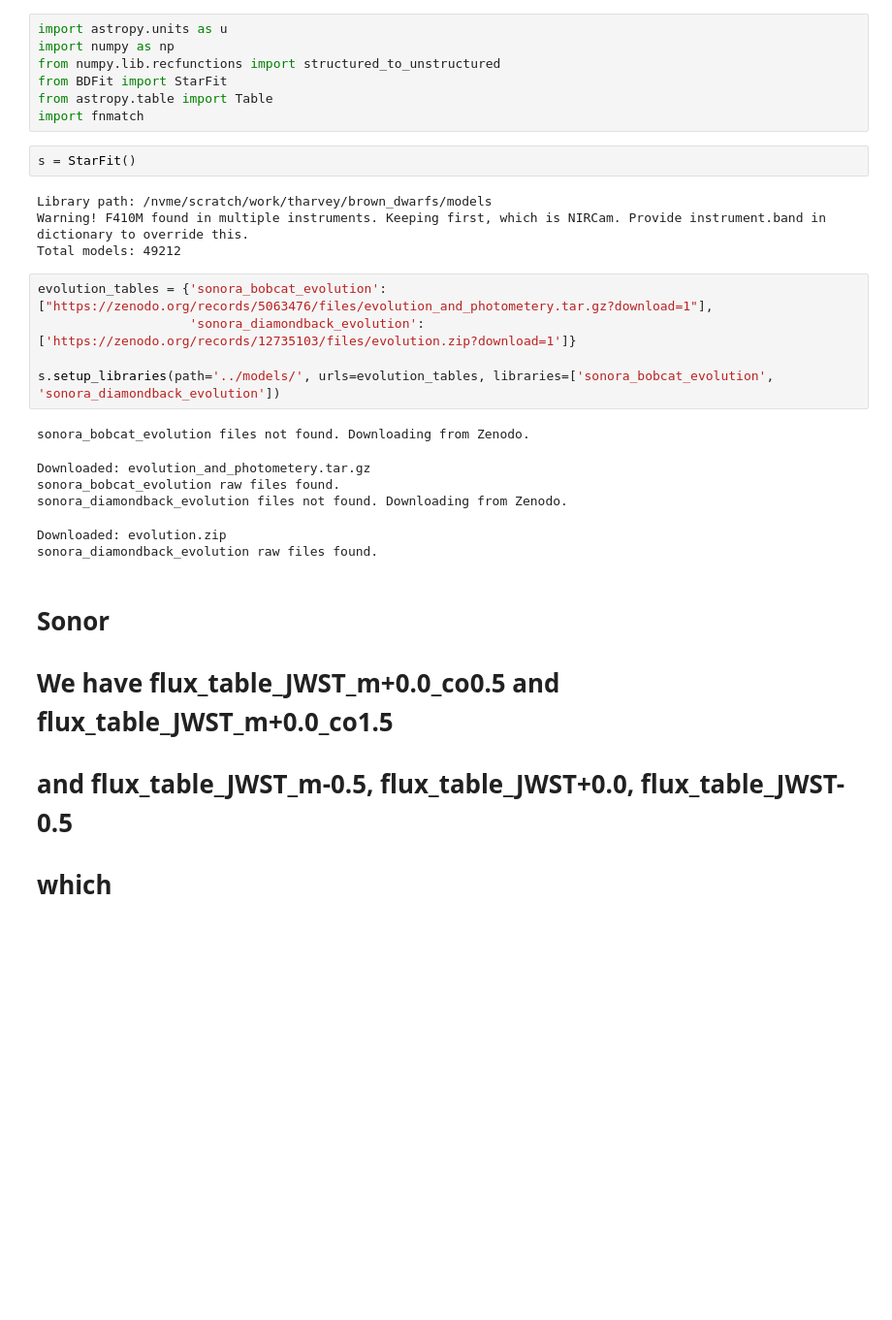
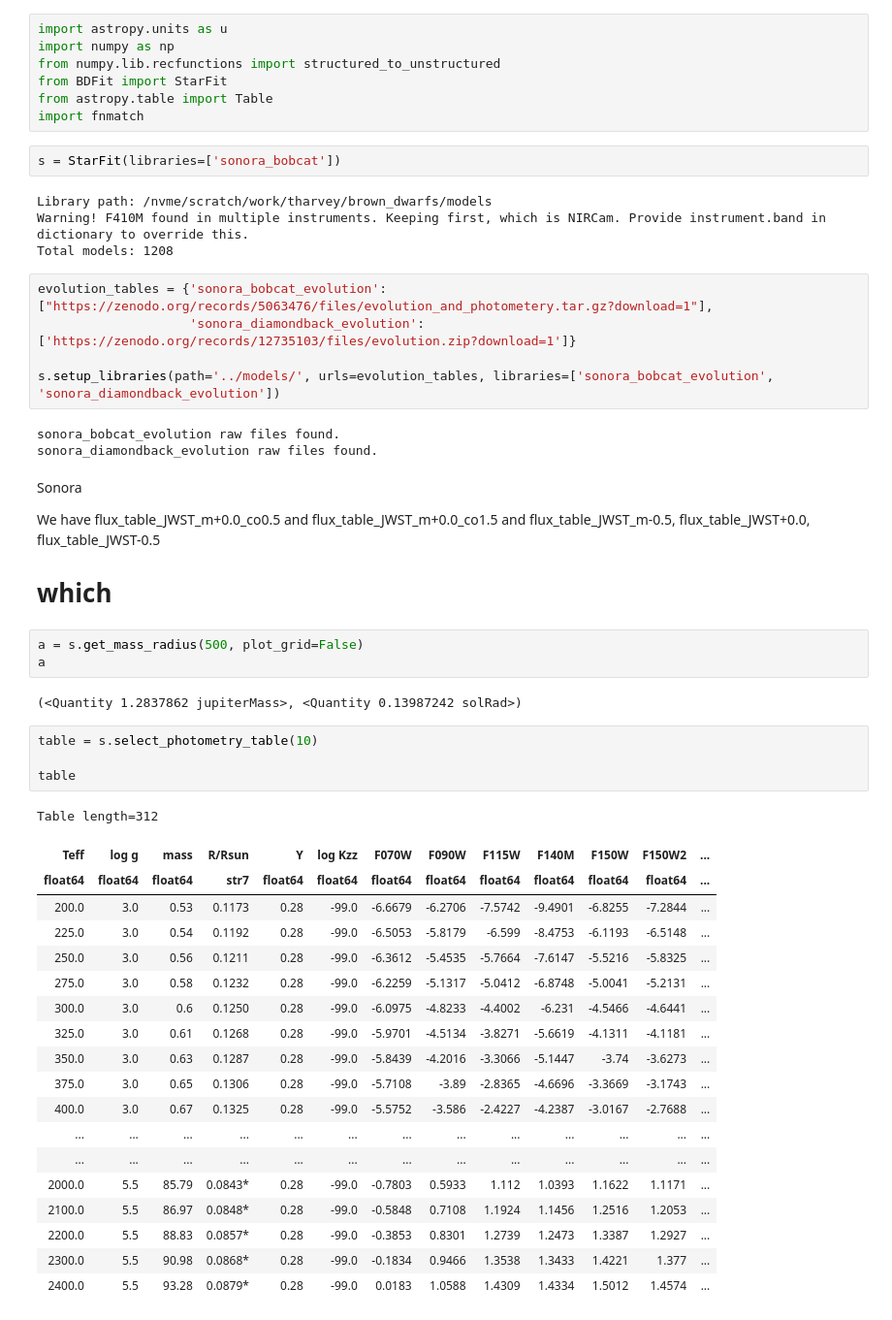
Before and after one commit to tHarvey303/BD-Finder, a Jupyter notebook: examples/age_testing.ipynb, the cells around one changed output. Shown at 97% size. Cells and saved outputs as stored; diff of their text form; blank space fills up the shorter version.

```diff
--- a/examples/age_testing.ipynb
+++ b/examples/age_testing.ipynb
@@ -6,26 +6,52 @@ from BDFit import StarFit
 from astropy.table import Table
 import fnmatch
 # %%
-s = StarFit()
+s = StarFit(libraries=['sonora_bobcat'])
 # %% [output]
 Library path: /nvme/scratch/work/tharvey/brown_dwarfs/models
 Warning! F410M found in multiple instruments. Keeping first, which is NIRCam. Provide instrument.band in dictionary to override this.
-Total models: 49212
+Total models: 1208
 # %%
 evolution_tables = {'sonora_bobcat_evolution':["https://zenodo.org/records/5063476/files/evolution_and_photometery.tar.gz?download=1"],
                     'sonora_diamondback_evolution':['https://zenodo.org/records/12735103/files/evolution.zip?download=1']}
 
 s.setup_libraries(path='../models/', urls=evolution_tables, libraries=['sonora_bobcat_evolution', 'sonora_diamondback_evolution'])
 # %% [output]
-sonora_bobcat_evolution files not found. Downloading from Zenodo.
+sonora_bobcat_evolution raw files found.
+sonora_diamondback_evolution raw files found.
-Downloaded: evolution_and_photometery.tar.gz
-sonora_bobcat_evolution raw files found.
-sonora_diamondback_evolution files not found. Downloading from Zenodo.
-Downloaded: evolution.zip
-sonora_diamondback_evolution raw files found.
 # %% [markdown]
-# Sonor
-# We have flux_table_JWST_m+0.0_co0.5 and flux_table_JWST_m+0.0_co1.5
-# and flux_table_JWST_m-0.5, flux_table_JWST+0.0, flux_table_JWST-0.5
+ Sonora
+
+We have flux_table_JWST_m+0.0_co0.5 and flux_table_JWST_m+0.0_co1.5
+and flux_table_JWST_m-0.5, flux_table_JWST+0.0, flux_table_JWST-0.5
 
 # which
+# %%
+a = s.get_mass_radius(500, plot_grid=False)
+a
+# %% [output]
+(<Quantity 1.2837862 jupiterMass>, <Quantity 0.13987242 solRad>)
+# %%
+table = s.select_photometry_table(10)
+
+table
+# %% [output]
+Table length=312
+| Teff | log g | mass | R/Rsun | Y | log Kzz | F070W | F090W | F115W | F140M | F150W | F150W2 | ... |
+| float64 | float64 | float64 | str7 | float64 | float64 | float64 | float64 | float64 | float64 | float64 | float64 | ... |
+| 200.0 | 3.0 | 0.53 | 0.1173 | 0.28 | -99.0 | -6.6679 | -6.2706 | -7.5742 | -9.4901 | -6.8255 | -7.2844 | ... |
+| 225.0 | 3.0 | 0.54 | 0.1192 | 0.28 | -99.0 | -6.5053 | -5.8179 | -6.599 | -8.4753 | -6.1193 | -6.5148 | ... |
+| 250.0 | 3.0 | 0.56 | 0.1211 | 0.28 | -99.0 | -6.3612 | -5.4535 | -5.7664 | -7.6147 | -5.5216 | -5.8325 | ... |
+| 275.0 | 3.0 | 0.58 | 0.1232 | 0.28 | -99.0 | -6.2259 | -5.1317 | -5.0412 | -6.8748 | -5.0041 | -5.2131 | ... |
+| 300.0 | 3.0 | 0.6 | 0.1250 | 0.28 | -99.0 | -6.0975 | -4.8233 | -4.4002 | -6.231 | -4.5466 | -4.6441 | ... |
+| 325.0 | 3.0 | 0.61 | 0.1268 | 0.28 | -99.0 | -5.9701 | -4.5134 | -3.8271 | -5.6619 | -4.1311 | -4.1181 | ... |
+| 350.0 | 3.0 | 0.63 | 0.1287 | 0.28 | -99.0 | -5.8439 | -4.2016 | -3.3066 | -5.1447 | -3.74 | -3.6273 | ... |
+| 375.0 | 3.0 | 0.65 | 0.1306 | 0.28 | -99.0 | -5.7108 | -3.89 | -2.8365 | -4.6696 | -3.3669 | -3.1743 | ... |
+| 400.0 | 3.0 | 0.67 | 0.1325 | 0.28 | -99.0 | -5.5752 | -3.586 | -2.4227 | -4.2387 | -3.0167 | -2.7688 | ... |
+| ... | ... | ... | ... | ... | ... | ... | ... | ... | ... | ... | ... | ... |
+| ... | ... | ... | ... | ... | ... | ... | ... | ... | ... | ... | ... | ... |
+| 2000.0 | 5.5 | 85.79 | 0.0843* | 0.28 | -99.0 | -0.7803 | 0.5933 | 1.112 | 1.0393 | 1.1622 | 1.1171 | ... |
+| 2100.0 | 5.5 | 86.97 | 0.0848* | 0.28 | -99.0 | -0.5848 | 0.7108 | 1.1924 | 1.1456 | 1.2516 | 1.2053 | ... |
+| 2200.0 | 5.5 | 88.83 | 0.0857* | 0.28 | -99.0 | -0.3853 | 0.8301 | 1.2739 | 1.2473 | 1.3387 | 1.2927 | ... |
+| 2300.0 | 5.5 | 90.98 | 0.0868* | 0.28 | -99.0 | -0.1834 | 0.9466 | 1.3538 | 1.3433 | 1.4221 | 1.377 | ... |
+| 2400.0 | 5.5 | 93.28 | 0.0879* | 0.28 | -99.0 | 0.0183 | 1.0588 | 1.4309 | 1.4334 | 1.5012 | 1.4574 | ... |
```
Also changed, not shown: parts of 4 cells of this notebook, 7 other files.
